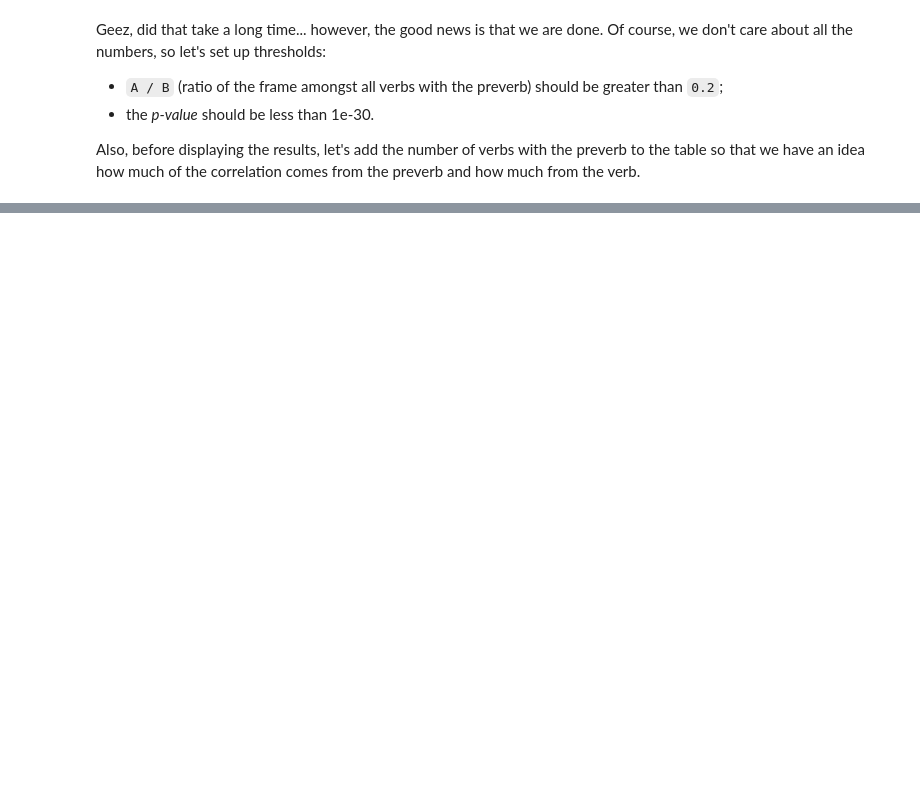
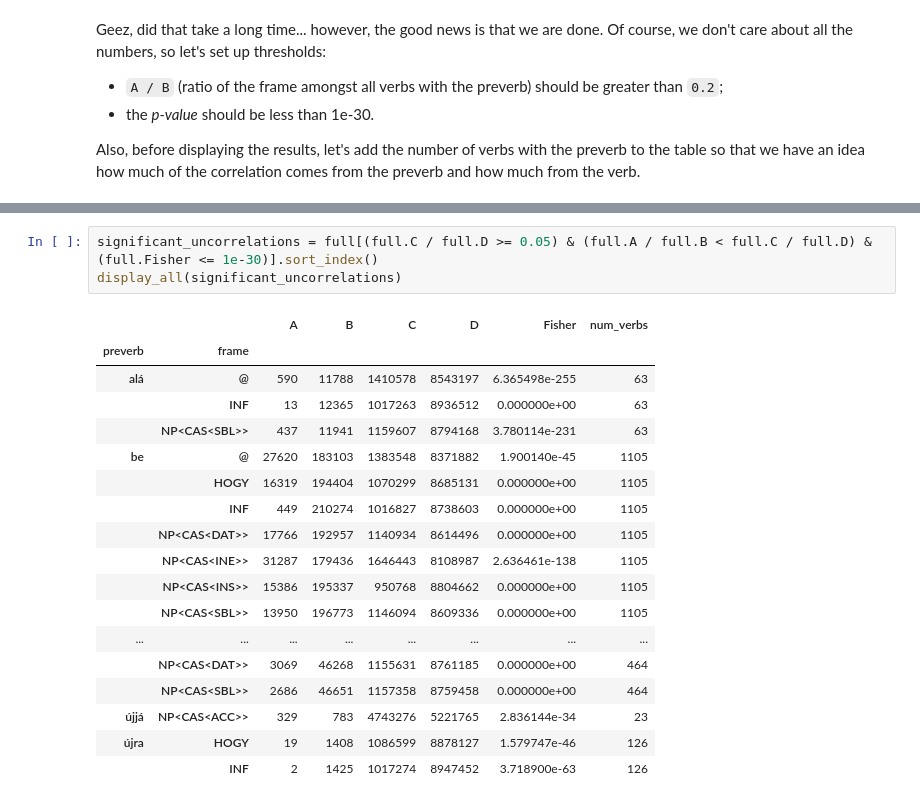
Before and after one commit to DavidNemeskey/Tade-corpus-tools, a Jupyter notebook: notebooks/significant_arguments.ipynb, the cells around one changed output, grey strips where cells are left out. Drawn from its saved outputs; the diff is of its cells as text; blank space fills up the shorter version.

```diff
--- a/notebooks/significant_arguments.ipynb
+++ b/notebooks/significant_arguments.ipynb
@@ -317,0 +326,22 @@ significant_correlations.join(s)
+# %%
+significant_uncorrelations = full[(full.C / full.D >= 0.05) & (full.A / full.B < full.C / full.D) & (full.Fisher <= 1e-30)].sort_index()
+display_all(significant_uncorrelations)
+# %% [output]
+|  |  | A | B | C | D | Fisher | num_verbs |
+| preverb | frame |  |  |  |  |  |  |
+| alá | @ | 590 | 11788 | 1410578 | 8543197 | 6.365498e-255 | 63 |
+|  | INF | 13 | 12365 | 1017263 | 8936512 | 0.000000e+00 | 63 |
+|  | NP<CAS<SBL>> | 437 | 11941 | 1159607 | 8794168 | 3.780114e-231 | 63 |
+| be | @ | 27620 | 183103 | 1383548 | 8371882 | 1.900140e-45 | 1105 |
+|  | HOGY | 16319 | 194404 | 1070299 | 8685131 | 0.000000e+00 | 1105 |
+|  | INF | 449 | 210274 | 1016827 | 8738603 | 0.000000e+00 | 1105 |
+|  | NP<CAS<DAT>> | 17766 | 192957 | 1140934 | 8614496 | 0.000000e+00 | 1105 |
+|  | NP<CAS<INE>> | 31287 | 179436 | 1646443 | 8108987 | 2.636461e-138 | 1105 |
+|  | NP<CAS<INS>> | 15386 | 195337 | 950768 | 8804662 | 0.000000e+00 | 1105 |
+|  | NP<CAS<SBL>> | 13950 | 196773 | 1146094 | 8609336 | 0.000000e+00 | 1105 |
+| ... | ... | ... | ... | ... | ... | ... | ... |
+|  | NP<CAS<DAT>> | 3069 | 46268 | 1155631 | 8761185 | 0.000000e+00 | 464 |
+|  | NP<CAS<SBL>> | 2686 | 46651 | 1157358 | 8759458 | 0.000000e+00 | 464 |
+| újjá | NP<CAS<ACC>> | 329 | 783 | 4743276 | 5221765 | 2.836144e-34 | 23 |
+| újra | HOGY | 19 | 1408 | 1086599 | 8878127 | 1.579747e-46 | 126 |
+|  | INF | 2 | 1425 | 1017274 | 8947452 | 3.718900e-63 | 126 |
```
Also changed, not shown: parts of 15 cells of this notebook.
